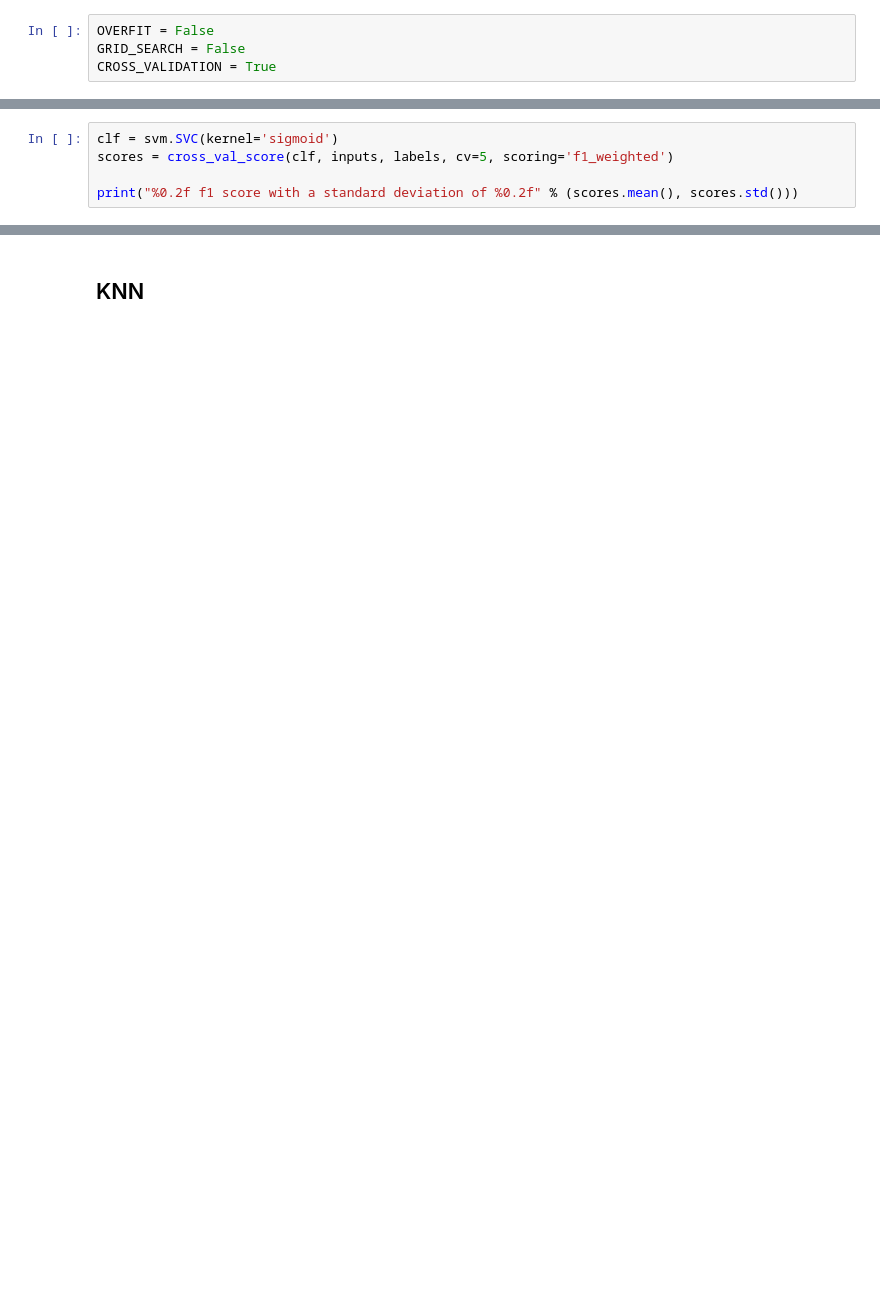
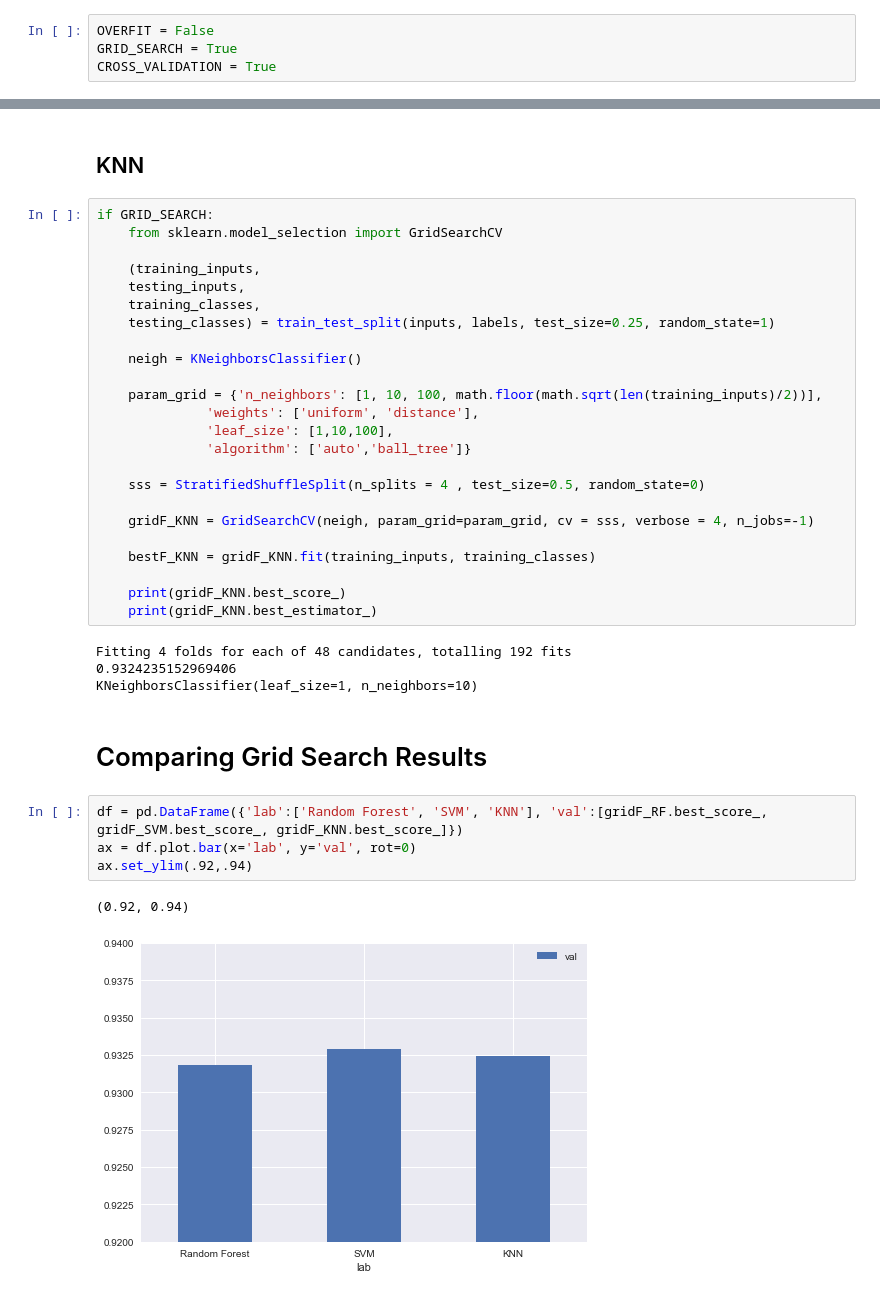
Before and after one commit to Diogogrosario/Artificial-Intelligence, a Jupyter notebook: covid-symptoms.ipynb, the cells around one changed output, grey strips where cells are left out. Drawn from its saved outputs; the diff is of its cells as text; blank space fills up the shorter version.

Commit message:
Added grid search for all algorithms

```diff
--- a/covid-symptoms.ipynb
+++ b/covid-symptoms.ipynb
@@ -16,7 +16,7 @@
 # Config
 # %%
 OVERFIT = False
-GRID_SEARCH = False
+GRID_SEARCH = True
 CROSS_VALIDATION = True
 # %% [markdown]
 # Analysing the dataset
@@ -368,7 +380,2 @@ print("%0.2f f1 score with a standard deviation of %0.2f" % (scores.mean(), scor
 # %% [markdown]
 ## SVM
-# %%
-clf = svm.SVC(kernel='sigmoid')
-scores = cross_val_score(clf, inputs, labels, cv=5, scoring='f1_weighted')
-
-print("%0.2f f1 score with a standard deviation of %0.2f" % (scores.mean(), scores.std()))
@@ -377,2 +423,39 @@ print("%0.2f f1 score with a standard deviation of %0.2f" % (scores.mean(), scor
 # %% [markdown]
 ## KNN
+# %%
+if GRID_SEARCH:
+    from sklearn.model_selection import GridSearchCV
+
+    (training_inputs,
+    testing_inputs,
+    training_classes,
+    testing_classes) = train_test_split(inputs, labels, test_size=0.25, random_state=1)
+
+    neigh = KNeighborsClassifier()
+
+    param_grid = {'n_neighbors': [1, 10, 100, math.floor(math.sqrt(len(training_inputs)/2))],
+              'weights': ['uniform', 'distance'],
+              'leaf_size': [1,10,100],
+              'algorithm': ['auto','ball_tree']}
+
+    sss = StratifiedShuffleSplit(n_splits = 4 , test_size=0.5, random_state=0)
+
+    gridF_KNN = GridSearchCV(neigh, param_grid=param_grid, cv = sss, verbose = 4, n_jobs=-1)
+
+    bestF_KNN = gridF_KNN.fit(training_inputs, training_classes)
+
+    print(gridF_KNN.best_score_)
+    print(gridF_KNN.best_estimator_)
+# %% [output]
+Fitting 4 folds for each of 48 candidates, totalling 192 fits
+0.9324235152969406
+KNeighborsClassifier(leaf_size=1, n_neighbors=10)
+# %% [markdown]
+# Comparing Grid Search Results
+# %%
+df = pd.DataFrame({'lab':['Random Forest', 'SVM', 'KNN'], 'val':[gridF_RF.best_score_, gridF_SVM.best_score_, gridF_KNN.best_score_]})
+ax = df.plot.bar(x='lab', y='val', rot=0)
+ax.set_ylim(.92,.94)
+# %% [output]
+(0.92, 0.94)
+[figure, added]
```
Also changed, not shown: parts of 20 cells of this notebook.
